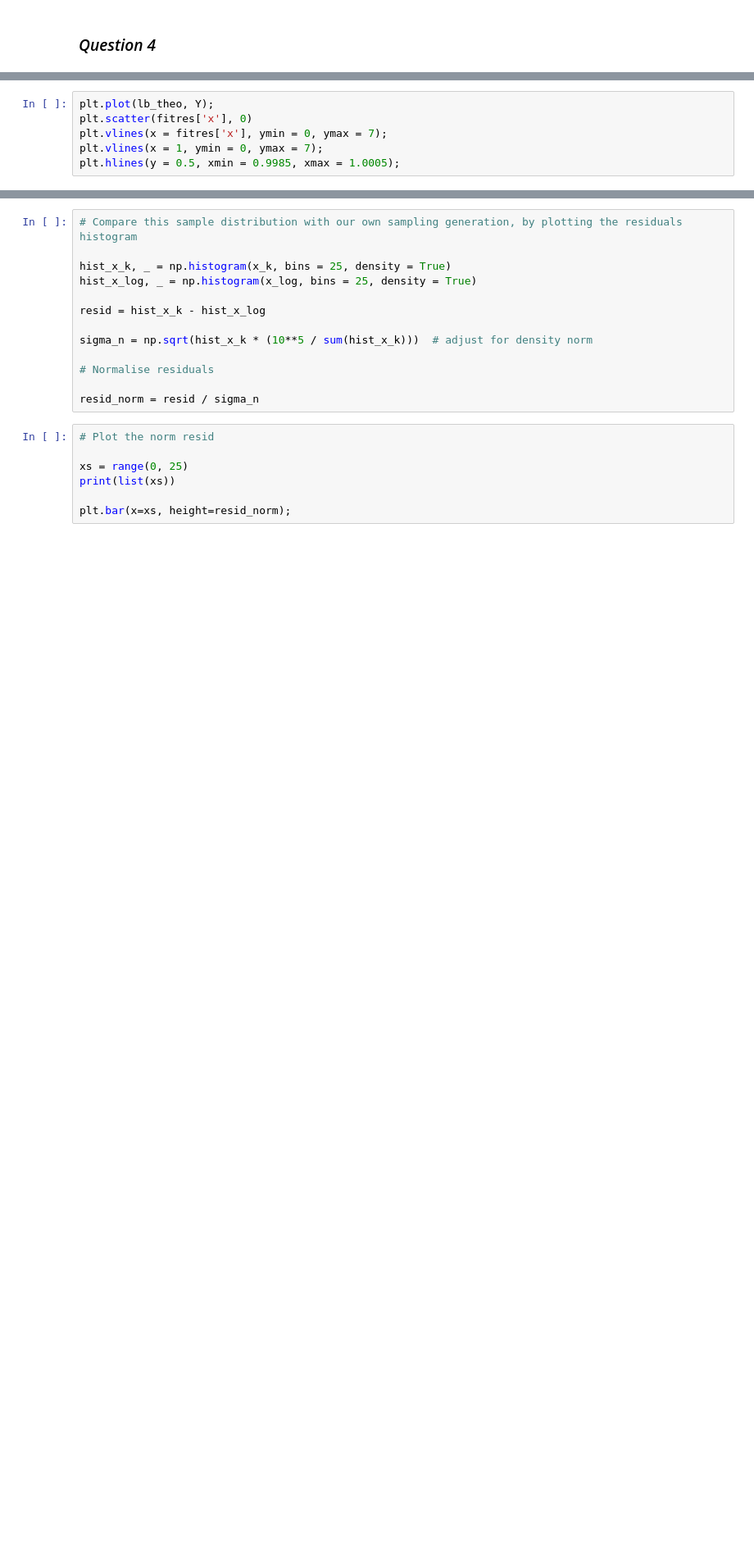
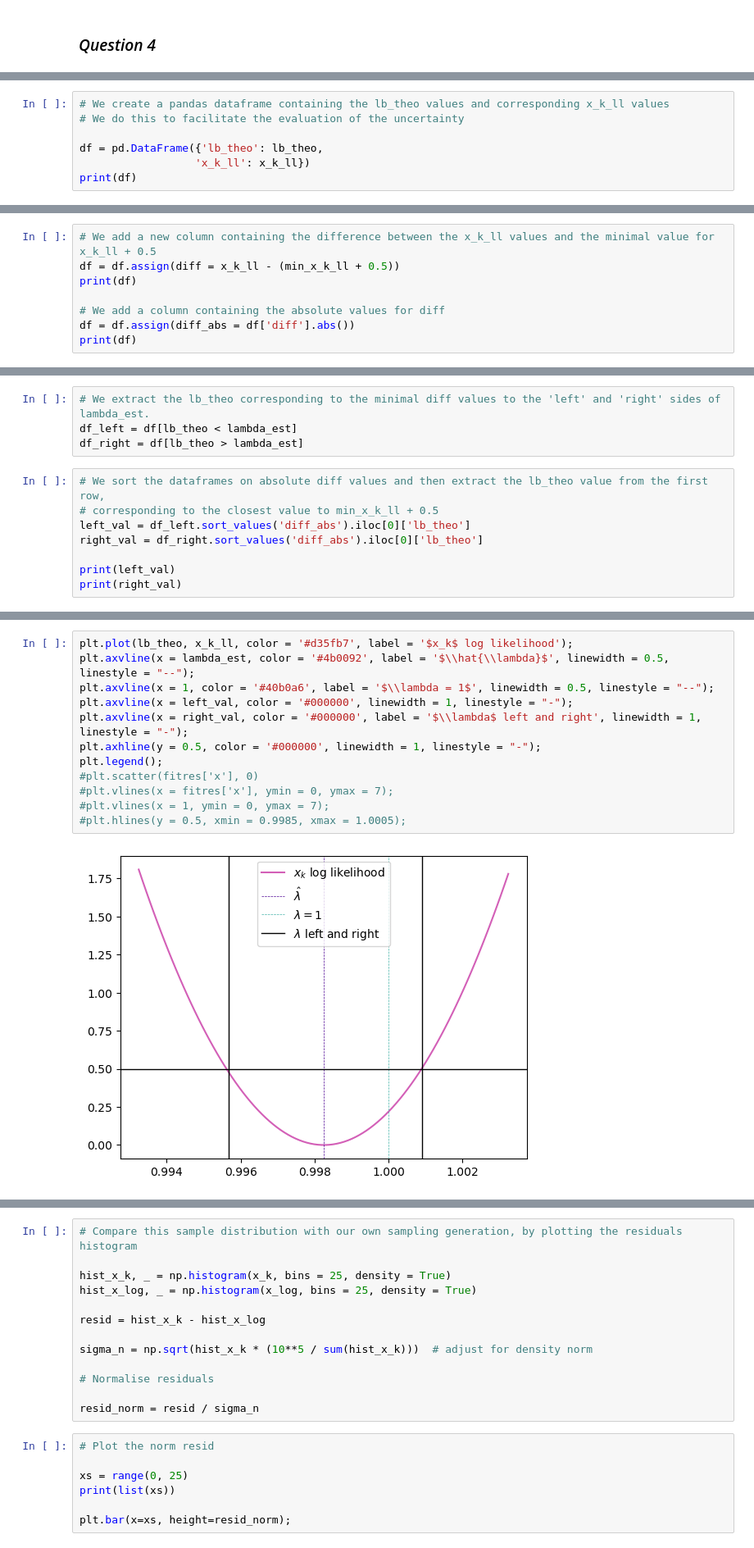
Before and after one commit to KittJonathan/DU_DATA_SCIENTIST, a Jupyter notebook: 02-STATISTICS/Statistics_project_2024_Kitt_Jonathan_brouillon.ipynb, the cells around one changed output, grey strips where cells are left out. Shown at 82% size. Cells and saved outputs as stored; diff of their text form; blank space fills up the shorter version.

```diff
--- a/02-STATISTICS/Statistics_project_2024_Kitt_Jonathan_brouillon.ipynb
+++ b/02-STATISTICS/Statistics_project_2024_Kitt_Jonathan_brouillon.ipynb
@@ -185,0 +196,7 @@ x_k_ll = [neg_ll(lb = i, x = x_k) - fitres.fun for i in lb_theo]
+# %%
+# We create a pandas dataframe containing the lb_theo values and corresponding x_k_ll values
+# We do this to facilitate the evaluation of the uncertainty
+
+df = pd.DataFrame({'lb_theo': lb_theo,
+                  'x_k_ll': x_k_ll})
+print(df)
@@ -185,0 +218,8 @@ x_k_ll = [neg_ll(lb = i, x = x_k) - fitres.fun for i in lb_theo]
+# %%
+# We add a new column containing the difference between the x_k_ll values and the minimal value for x_k_ll + 0.5
+df = df.assign(diff = x_k_ll - (min_x_k_ll + 0.5))
+print(df)
+
+# We add a column containing the absolute values for diff
+df = df.assign(diff_abs = df['diff'].abs())
+print(df)
@@ -185,0 +244,12 @@ x_k_ll = [neg_ll(lb = i, x = x_k) - fitres.fun for i in lb_theo]
+# %%
+# We extract the lb_theo corresponding to the minimal diff values to the 'left' and 'right' sides of lambda_est.
+df_left = df[lb_theo < lambda_est]
+df_right = df[lb_theo > lambda_est]
+# %%
+# We sort the dataframes on absolute diff values and then extract the lb_theo value from the first row,
+# corresponding to the closest value to min_x_k_ll + 0.5
+left_val = df_left.sort_values('diff_abs').iloc[0]['lb_theo']
+right_val = df_right.sort_values('diff_abs').iloc[0]['lb_theo']
+
+print(left_val)
+print(right_val)
@@ -186,6 +269,14 @@ x_k_ll = [neg_ll(lb = i, x = x_k) - fitres.fun for i in lb_theo]
 # %%
-plt.plot(lb_theo, Y);
-plt.scatter(fitres['x'], 0)
-plt.vlines(x = fitres['x'], ymin = 0, ymax = 7);
-plt.vlines(x = 1, ymin = 0, ymax = 7);
-plt.hlines(y = 0.5, xmin = 0.9985, xmax = 1.0005);
+plt.plot(lb_theo, x_k_ll, color = '#d35fb7', label = '$x_k$ log likelihood');
+plt.axvline(x = lambda_est, color = '#4b0092', label = '$\\hat{\\lambda}$', linewidth = 0.5, linestyle = "--");
+plt.axvline(x = 1, color = '#40b0a6', label = '$\\lambda = 1$', linewidth = 0.5, linestyle = "--");
+plt.axvline(x = left_val, color = '#000000', linewidth = 1, linestyle = "-");
+plt.axvline(x = right_val, color = '#000000', label = '$\\lambda$ left and right', linewidth = 1, linestyle = "-");
+plt.axhline(y = 0.5, color = '#000000', linewidth = 1, linestyle = "-");
+plt.legend();
+#plt.scatter(fitres['x'], 0)
+#plt.vlines(x = fitres['x'], ymin = 0, ymax = 7);
+#plt.vlines(x = 1, ymin = 0, ymax = 7);
+#plt.hlines(y = 0.5, xmin = 0.9985, xmax = 1.0005);
+# %% [output]
+[figure, added]
```
Also changed, not shown: parts of 19 cells of this notebook, 2 other files.
